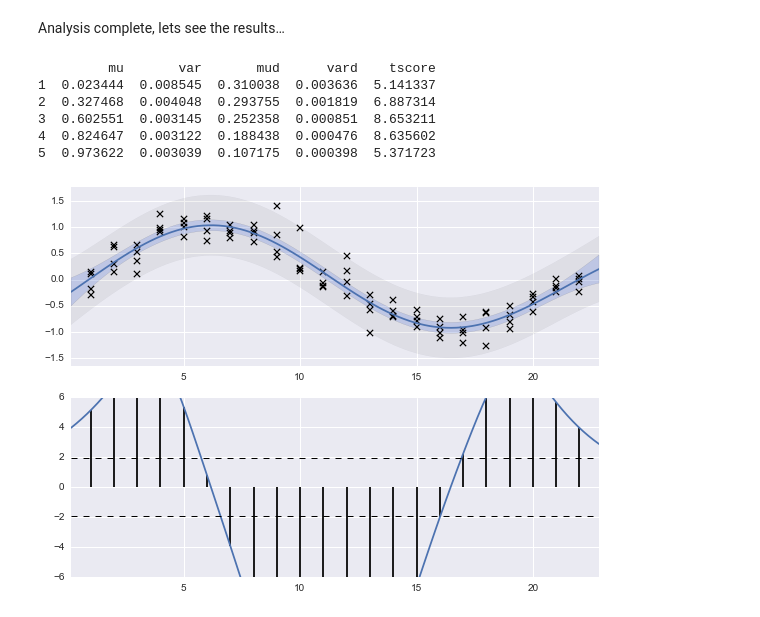
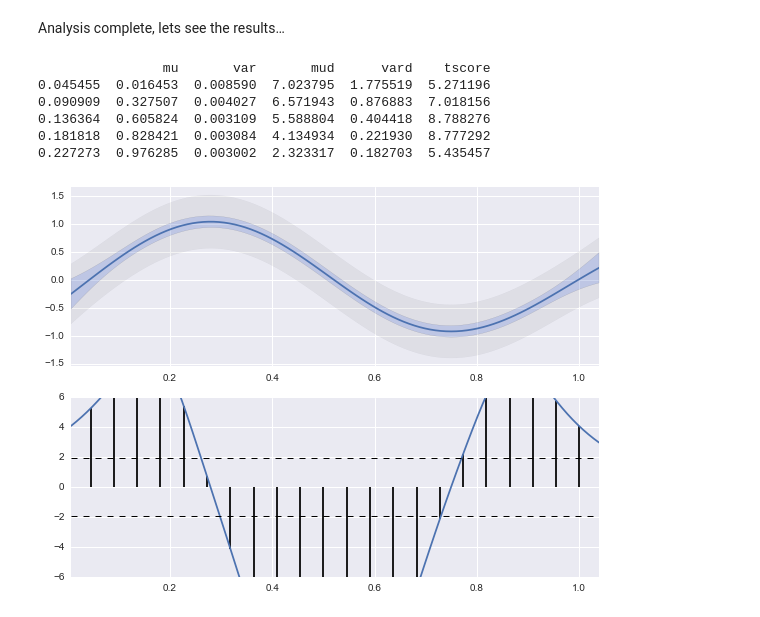
Before and after one commit to smason/ip2, a Jupyter notebook: gradienttool.ipynb, the cells around one changed output. Saved outputs shown, nothing was run; the diff lists cells and outputs as text; code cells hidden in the pictures.

```diff
--- a/gradienttool.ipynb
+++ b/gradienttool.ipynb
@@ -27,13 +27,8 @@ Now we load our data from the disk and get it into a format suitable for analysi
 inp = ip2.readCsvNamedMatrix(open("gradienttool/testdata/demData.csv"))
 
 # strip out TP from column names, convert to array and normalise so time runs from $0…1$
-time = [re.sub('^TP','',x) for x in inp.colnames]
-time = np.asarray(time, dtype=np.float64)
-
-xtrans = (min(time), max(time)-min(time))
-ytrans = (np.mean(inp.data), np.std(inp.data))
-
-time = (time - xtrans[0]) / xtrans[1]
+time = np.asarray([re.sub('^TP','',x) for x in inp.colnames], dtype=np.float64)
+time = time / max(time)
 # %% [markdown]
 Now shove the data into Gradient Tool and run everything…
 # %%
@@ -41,7 +36,7 @@ Now shove the data into Gradient Tool and run everything…
 index = 0
 
 # put the data into our Gradient Tool
-g = gt.GradientTool(time, (inp.data[index,:] - ytrans[0]) / ytrans[1])
+g = gt.GradientTool(time, inp.data[index,:])
 
 # Set Priors on Hyperparameters
 g.setPriorRbfLengthscale(2.0, 0.2)
@@ -58,10 +53,6 @@ CI = sp.stats.norm.ppf([0.025,0.975])
 res  = g.getResults()
 ar = ip2.niceAxisRange(res.index)
 res2 = g.getResults(np.linspace(ar[0],ar[1],101))
-
-# transform back to unnormalised space
-res  = gt.transformResults(res,  xtrans, ytrans)
-res2 = gt.transformResults(res2, xtrans, ytrans)
 
 print(res.head())
 
@@ -74,39 +65,37 @@ tscore = res['tscore']
 # set up plots
 fig = plt.figure(figsize=(8,6))
 ax1 = fig.add_subplot(211)
 ax2 = fig.add_subplot(212, sharex=ax1)
 fig.tight_layout()
 
 ax1.margins(0.04)
 ax2.set_ylim([-6,6])
 
 # draw data, function and error bars
 ax1.fill_between(mu.index,
                  mu + CI[0]*np.sqrt(var + g.noiseVariance),
                  mu + CI[1]*np.sqrt(var + g.noiseVariance),
                 facecolor='black', alpha=0.05)
 ax1.fill_between(mu.index,
                  mu + CI[0]*np.sqrt(var),
                  mu + CI[1]*np.sqrt(var),
                 facecolor='royalblue', alpha=0.2)
 mu.plot(ax=ax1)
 # data goes at the end so it doesn't get hidden by everything else
 ax1.scatter(g.X * xtrans[1] + xtrans[0],
             g.Y * ytrans[1] + ytrans[0],
             marker='x', c='black', s=40, lw=1.2);
 
 # draw t-scores
 ax2.vlines(tscore.index, 0, tscore)
 ax2.plot(res2.index, res2['tscore'])
 for y in CI:
     ax2.axhline(y, lw=1, ls='--', color='black')
-
-# ax2.plot(gt.zerosLinearInterpolate(np.vstack([mud.index, mud]).T), [0,0],'*')
 # %% [output]
-         mu       var       mud      vard    tscore
-1  0.023444  0.008545  0.310038  0.003636  5.141337
-2  0.327468  0.004048  0.293755  0.001819  6.887314
-3  0.602551  0.003145  0.252358  0.000851  8.653211
-4  0.824647  0.003122  0.188438  0.000476  8.635602
-5  0.973622  0.003039  0.107175  0.000398  5.371723
+                mu       var       mud      vard    tscore
+0.045455  0.016453  0.008590  7.023795  1.775519  5.271196
+0.090909  0.327507  0.004027  6.571943  0.876883  7.018156
+0.136364  0.605824  0.003109  5.588804  0.404418  8.788276
+0.181818  0.828421  0.003084  4.134934  0.221930  8.777292
+0.227273  0.976285  0.003002  2.323317  0.182703  5.435457
-[figure, old version]
+[figure, new version]
```
Also changed, not shown: parts of 8 cells of this notebook, 1 other file.
